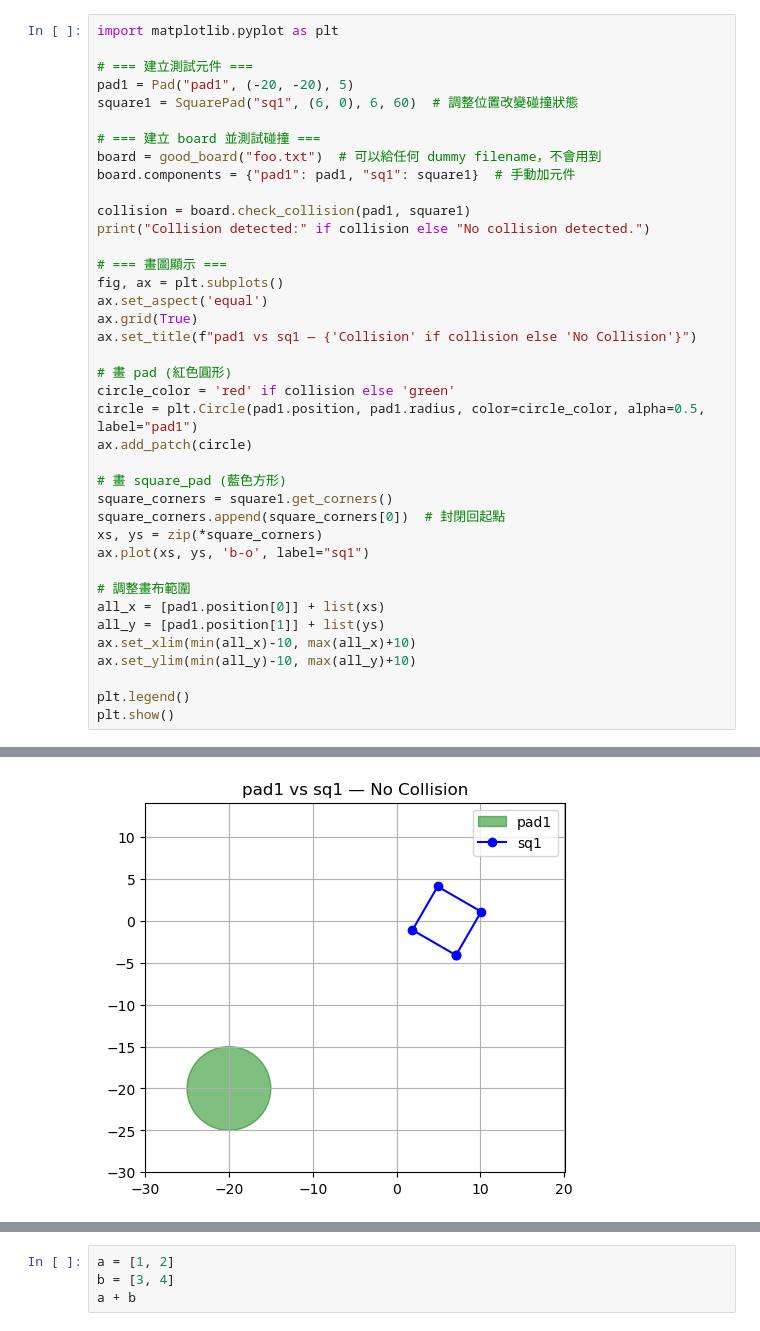
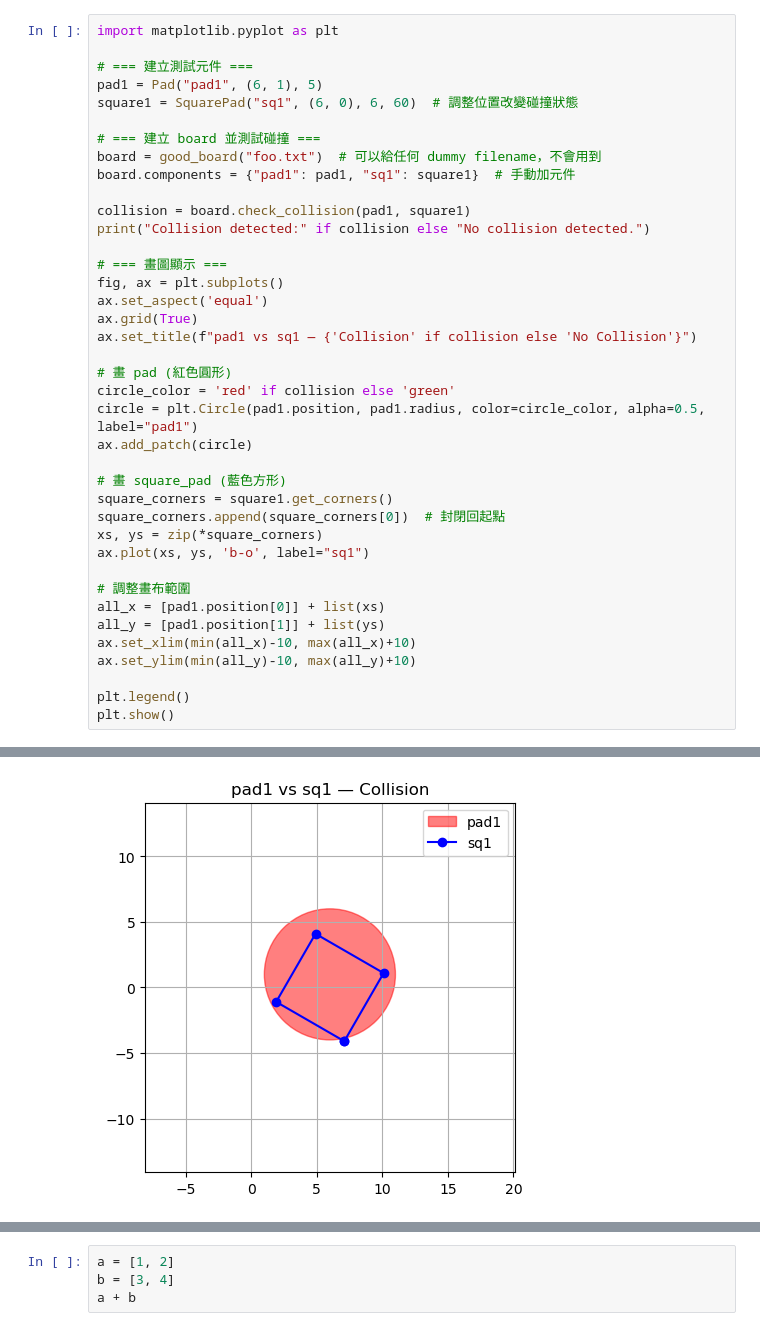
Before and after one commit to LuoZheng2002/pcb_routing, a Jupyter notebook: alternative_grid_def/Untitled.ipynb, the cells around one changed output, grey strips where cells are left out. Cells and saved outputs as stored; diff of their text form.

```diff
--- a/alternative_grid_def/Untitled.ipynb
+++ b/alternative_grid_def/Untitled.ipynb
@@ -258,7 +304,7 @@ class good_board:
 import matplotlib.pyplot as plt
 
 # === 建立測試元件 ===
-pad1 = Pad("pad1", (-20, -20), 5)
+pad1 = Pad("pad1", (6, 1), 5)
 square1 = SquarePad("sq1", (6, 0), 6, 60)  # 調整位置改變碰撞狀態
 
 # === 建立 board 並測試碰撞 ===
@@ -298,4 +345,4 @@ No collision detected.
-[figure, old version]
+[figure, new version]
 # %%
 import matplotlib.pyplot as plt
 
```
Also changed, not shown: parts of 4 cells of this notebook.
